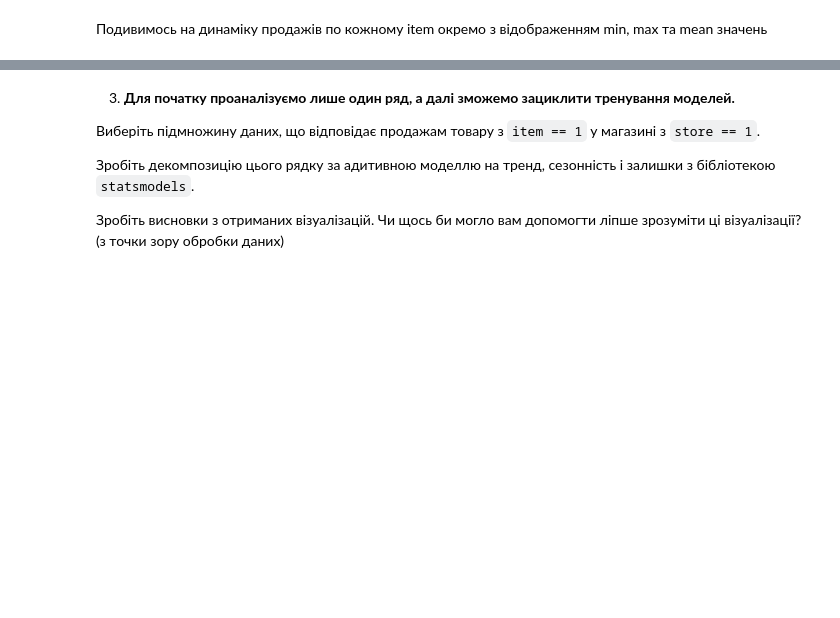
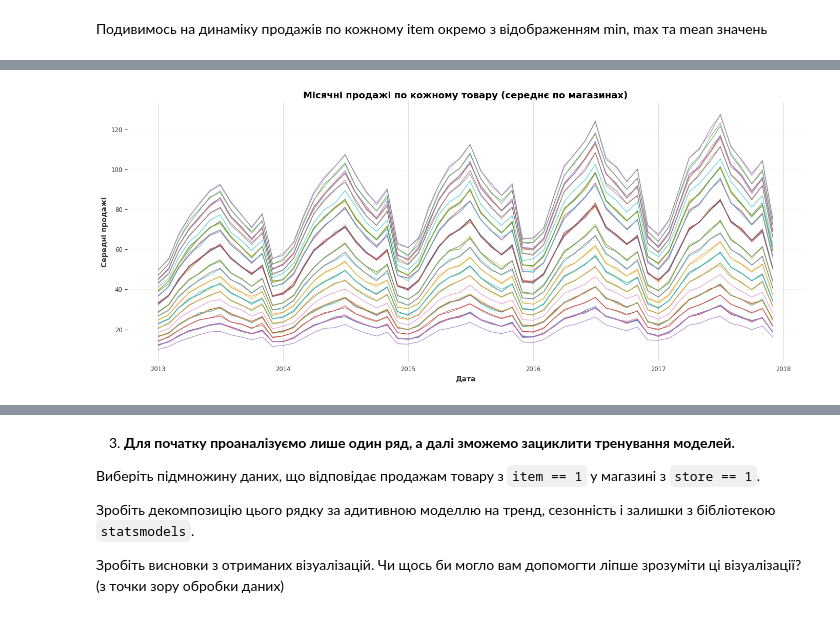
Before and after one commit to Bukhanovskyi/HW_Data_loves, a Jupyter notebook: HW_2_5_Time_Series_Analysis.ipynb, the cells around one changed output, grey strips where cells are left out. Cells and saved outputs as stored; diff of their text form; code cells hidden in the pictures; blank space fills up the shorter version.

```diff
--- a/HW_2_5_Time_Series_Analysis.ipynb
+++ b/HW_2_5_Time_Series_Analysis.ipynb
@@ -184,0 +84,23 @@ for store_id in stores:
+# %%
+import matplotlib.dates as mdates
+
+monthly = (data.groupby([data.index.to_period('M'), 'item'])['sales']
+             .mean()
+             .unstack('item'))
+monthly.index = monthly.index.to_timestamp()
+
+colors = sns.color_palette('tab10', len(monthly.columns))
+
+fig, ax = plt.subplots(figsize=(14, 6))
+for col, color in zip(monthly.columns, colors):
+    ax.plot(monthly.index, monthly[col], color=color, linewidth=0.9, alpha=0.75)
+ax.set_title('Місячні продажі по кожному товару (середнє по магазинах)', fontsize=13, fontweight='bold')
+ax.set_ylabel('Середні продажі')
+ax.set_xlabel('Дата')
+ax.xaxis.set_major_locator(mdates.YearLocator())
+ax.xaxis.set_major_formatter(mdates.DateFormatter('%Y'))
+ax.grid(axis='y', alpha=0.3)
+plt.tight_layout()
+plt.show()
+# %% [output]
+[figure, added]
```
Also changed, not shown: parts of 21 cells of this notebook.
